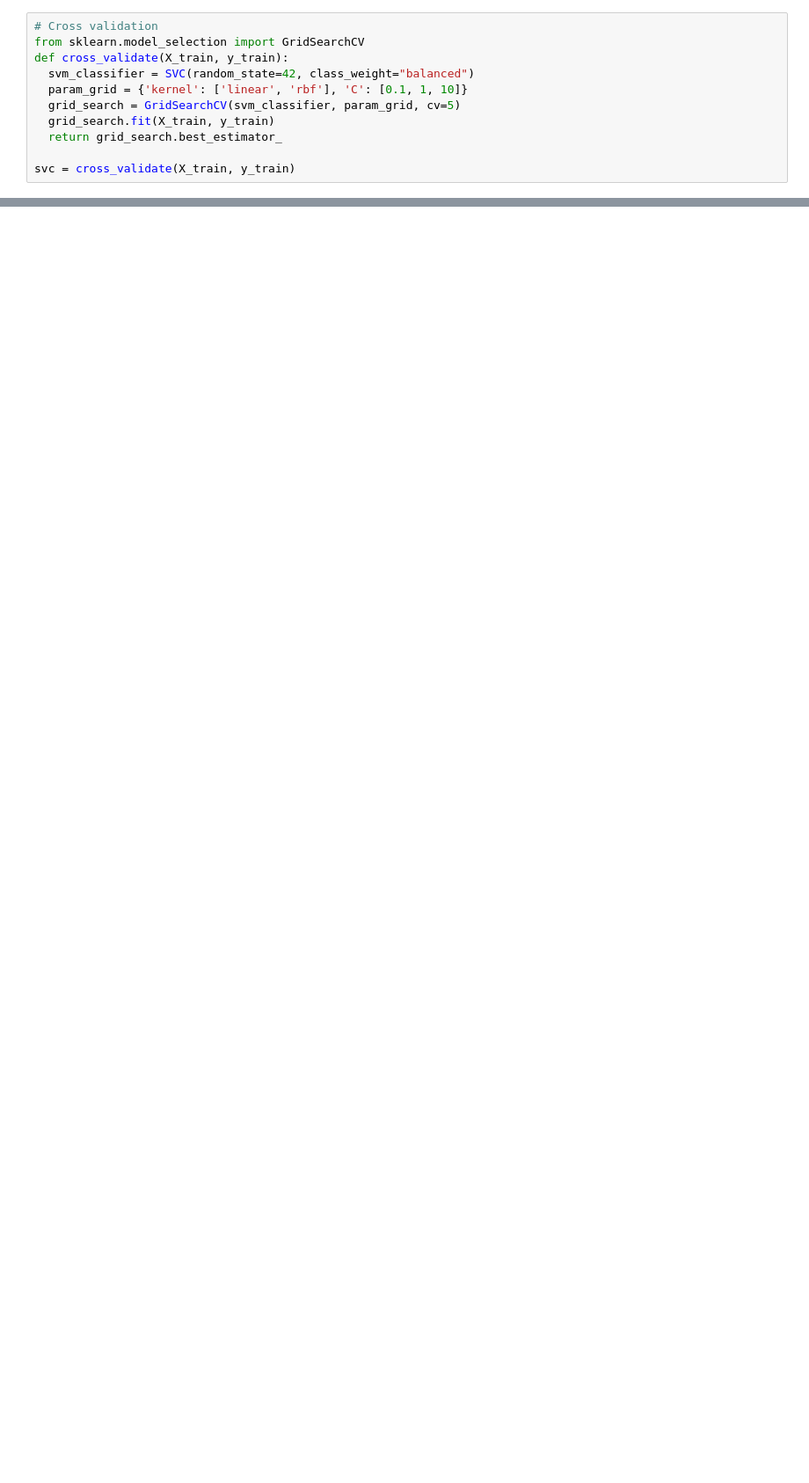
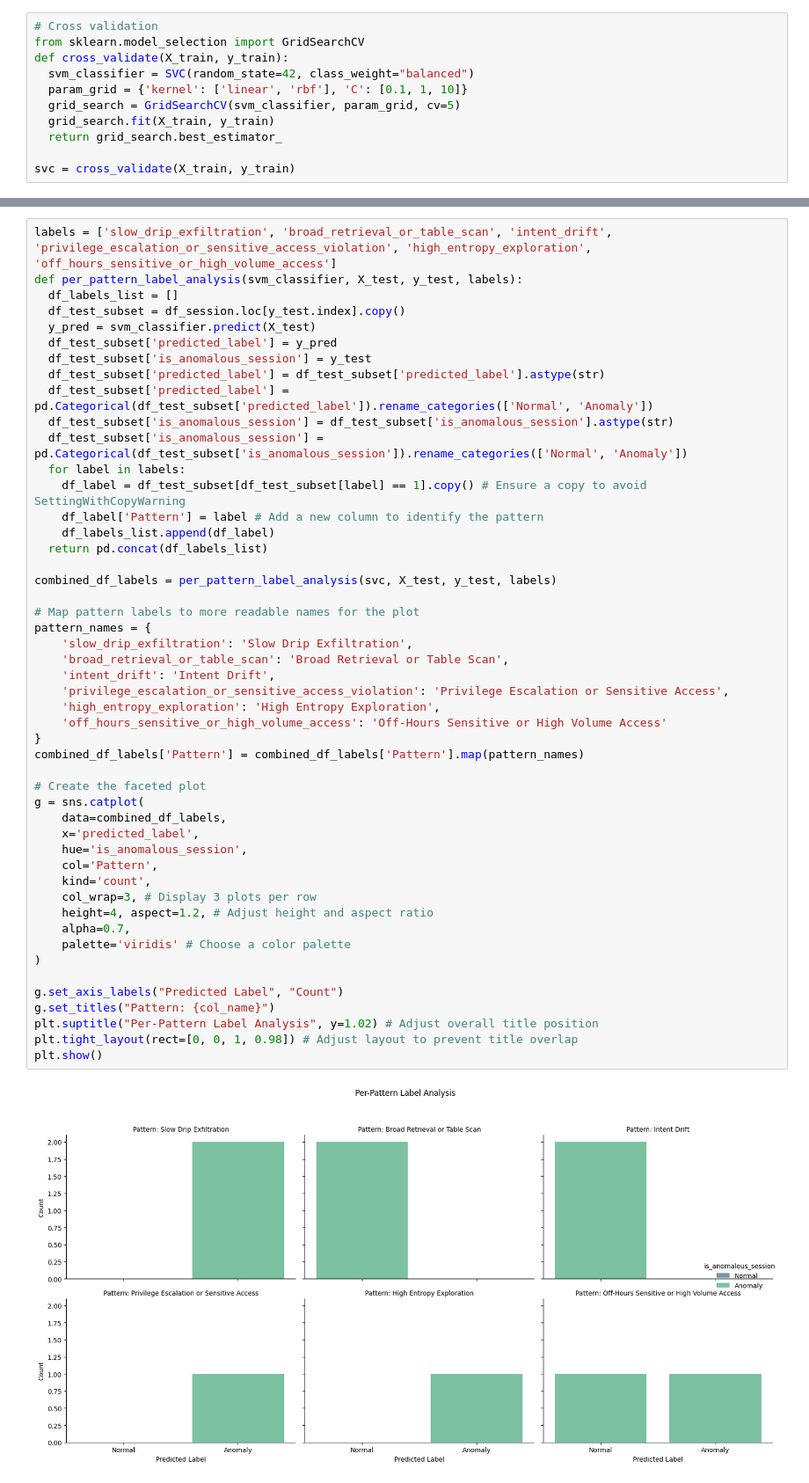
Before and after one commit to RealGoldenGeneral/SmartVerify-Take-Home-Assignment, a Jupyter notebook: notebooks/Modeling.ipynb, the cells around one changed output, grey strips where cells are left out. Shown at 88% size. Drawn from its saved outputs; the diff is of its cells as text; blank space fills up the shorter version.

```diff
--- a/notebooks/Modeling.ipynb
+++ b/notebooks/Modeling.ipynb
@@ -322,0 +425,51 @@ visualize_confusion_matrix(svc, X_test, y_test)
+# %%
+labels = ['slow_drip_exfiltration', 'broad_retrieval_or_table_scan', 'intent_drift', 'privilege_escalation_or_sensitive_access_violation', 'high_entropy_exploration', 'off_hours_sensitive_or_high_volume_access']
+def per_pattern_label_analysis(svm_classifier, X_test, y_test, labels):
+  df_labels_list = []
+  df_test_subset = df_session.loc[y_test.index].copy()
+  y_pred = svm_classifier.predict(X_test)
+  df_test_subset['predicted_label'] = y_pred
+  df_test_subset['is_anomalous_session'] = y_test
+  df_test_subset['predicted_label'] = df_test_subset['predicted_label'].astype(str)
+  df_test_subset['predicted_label'] = pd.Categorical(df_test_subset['predicted_label']).rename_categories(['Normal', 'Anomaly'])
+  df_test_subset['is_anomalous_session'] = df_test_subset['is_anomalous_session'].astype(str)
+  df_test_subset['is_anomalous_session'] = pd.Categorical(df_test_subset['is_anomalous_session']).rename_categories(['Normal', 'Anomaly'])
+  for label in labels:
+    df_label = df_test_subset[df_test_subset[label] == 1].copy() # Ensure a copy to avoid SettingWithCopyWarning
+    df_label['Pattern'] = label # Add a new column to identify the pattern
+    df_labels_list.append(df_label)
+  return pd.concat(df_labels_list)
+
+combined_df_labels = per_pattern_label_analysis(svc, X_test, y_test, labels)
+
+# Map pattern labels to more readable names for the plot
+pattern_names = {
+    'slow_drip_exfiltration': 'Slow Drip Exfiltration',
+    'broad_retrieval_or_table_scan': 'Broad Retrieval or Table Scan',
+    'intent_drift': 'Intent Drift',
+    'privilege_escalation_or_sensitive_access_violation': 'Privilege Escalation or Sensitive Access',
+    'high_entropy_exploration': 'High Entropy Exploration',
+    'off_hours_sensitive_or_high_volume_access': 'Off-Hours Sensitive or High Volume Access'
+}
+combined_df_labels['Pattern'] = combined_df_labels['Pattern'].map(pattern_names)
+
+# Create the faceted plot
+g = sns.catplot(
+    data=combined_df_labels,
+    x='predicted_label',
+    hue='is_anomalous_session',
+    col='Pattern',
+    kind='count',
+    col_wrap=3, # Display 3 plots per row
+    height=4, aspect=1.2, # Adjust height and aspect ratio
+    alpha=0.7,
+    palette='viridis' # Choose a color palette
+)
+
+g.set_axis_labels("Predicted Label", "Count")
+g.set_titles("Pattern: {col_name}")
+plt.suptitle("Per-Pattern Label Analysis", y=1.02) # Adjust overall title position
+plt.tight_layout(rect=[0, 0, 1, 0.98]) # Adjust layout to prevent title overlap
+plt.show()
+# %% [output]
+[figure, added]
```
Also changed, not shown: parts of 40 cells of this notebook.
